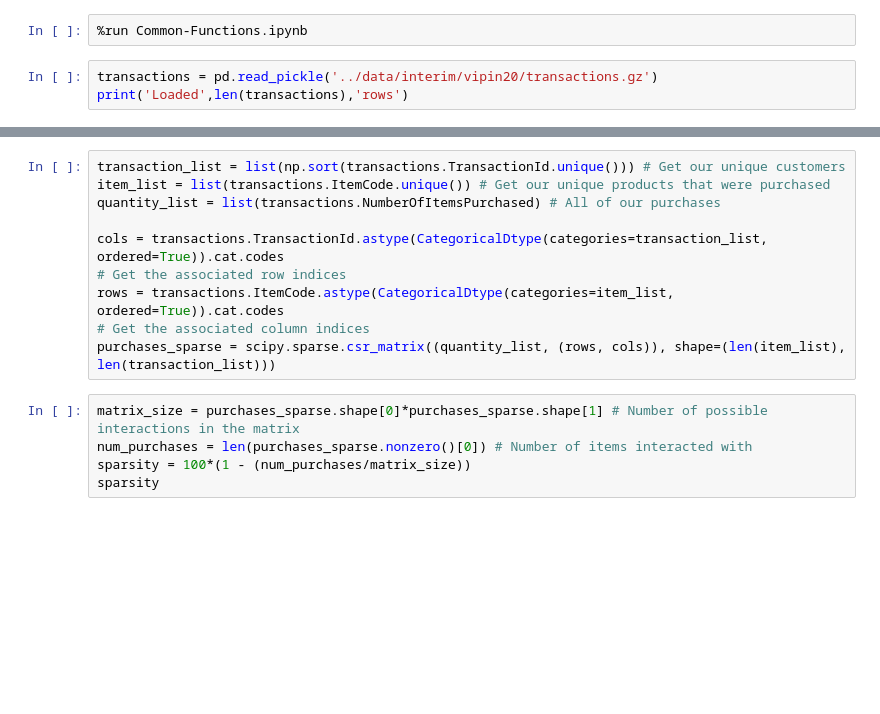
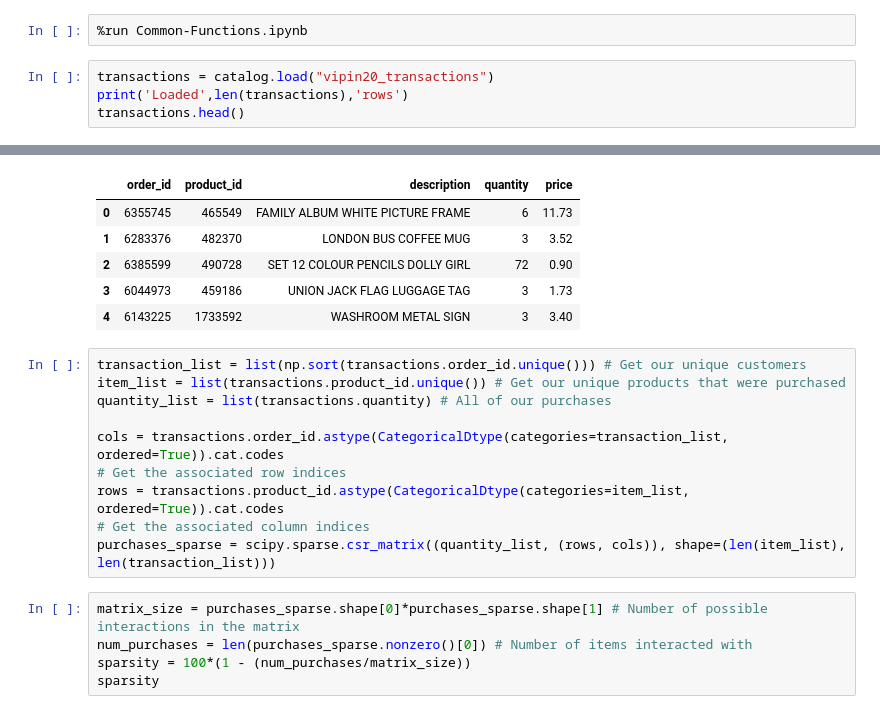
Before and after one commit to HSV-AI/product-recommendation, a Jupyter notebook: notebooks/vipin20-Implicit-Recommendation.ipynb, the cells around one changed output, grey strips where cells are left out. Drawn from its saved outputs; the diff is of its cells as text; blank space fills up the shorter version.

Commit message:
Making progress with vipin20

```diff
--- a/notebooks/vipin20-Implicit-Recommendation.ipynb
+++ b/notebooks/vipin20-Implicit-Recommendation.ipynb
@@ -38,6 +38,7 @@ from pandas.api.types import CategoricalDtype
 # %%
 %run Common-Functions.ipynb
 # %%
-transactions = pd.read_pickle('../data/interim/vipin20/transactions.gz')
+transactions = catalog.load("vipin20_transactions")
 print('Loaded',len(transactions),'rows')
+transactions.head()
 # %% [output]
@@ -44,12 +46,18 @@ print('Loaded',len(transactions),'rows')
 Loaded 1016476 rows
+|  | order_id | product_id | description | quantity | price |
+| 0 | 6355745 | 465549 | FAMILY ALBUM WHITE PICTURE FRAME | 6 | 11.73 |
+| 1 | 6283376 | 482370 | LONDON BUS COFFEE MUG | 3 | 3.52 |
+| 2 | 6385599 | 490728 | SET 12 COLOUR PENCILS DOLLY GIRL | 72 | 0.90 |
+| 3 | 6044973 | 459186 | UNION JACK FLAG LUGGAGE TAG | 3 | 1.73 |
+| 4 | 6143225 | 1733592 | WASHROOM METAL SIGN | 3 | 3.40 |
 # %%
-transaction_list = list(np.sort(transactions.TransactionId.unique())) # Get our unique customers
-item_list = list(transactions.ItemCode.unique()) # Get our unique products that were purchased
-quantity_list = list(transactions.NumberOfItemsPurchased) # All of our purchases
+transaction_list = list(np.sort(transactions.order_id.unique())) # Get our unique customers
+item_list = list(transactions.product_id.unique()) # Get our unique products that were purchased
+quantity_list = list(transactions.quantity) # All of our purchases
 
-cols = transactions.TransactionId.astype(CategoricalDtype(categories=transaction_list, ordered=True)).cat.codes
+cols = transactions.order_id.astype(CategoricalDtype(categories=transaction_list, ordered=True)).cat.codes
 # Get the associated row indices
-rows = transactions.ItemCode.astype(CategoricalDtype(categories=item_list, ordered=True)).cat.codes
+rows = transactions.product_id.astype(CategoricalDtype(categories=item_list, ordered=True)).cat.codes
 # Get the associated column indices
 purchases_sparse = scipy.sparse.csr_matrix((quantity_list, (rows, cols)), shape=(len(item_list), len(transaction_list)))
 # %%
```
Also changed, not shown: parts of 14 cells of this notebook, 7 other files.
